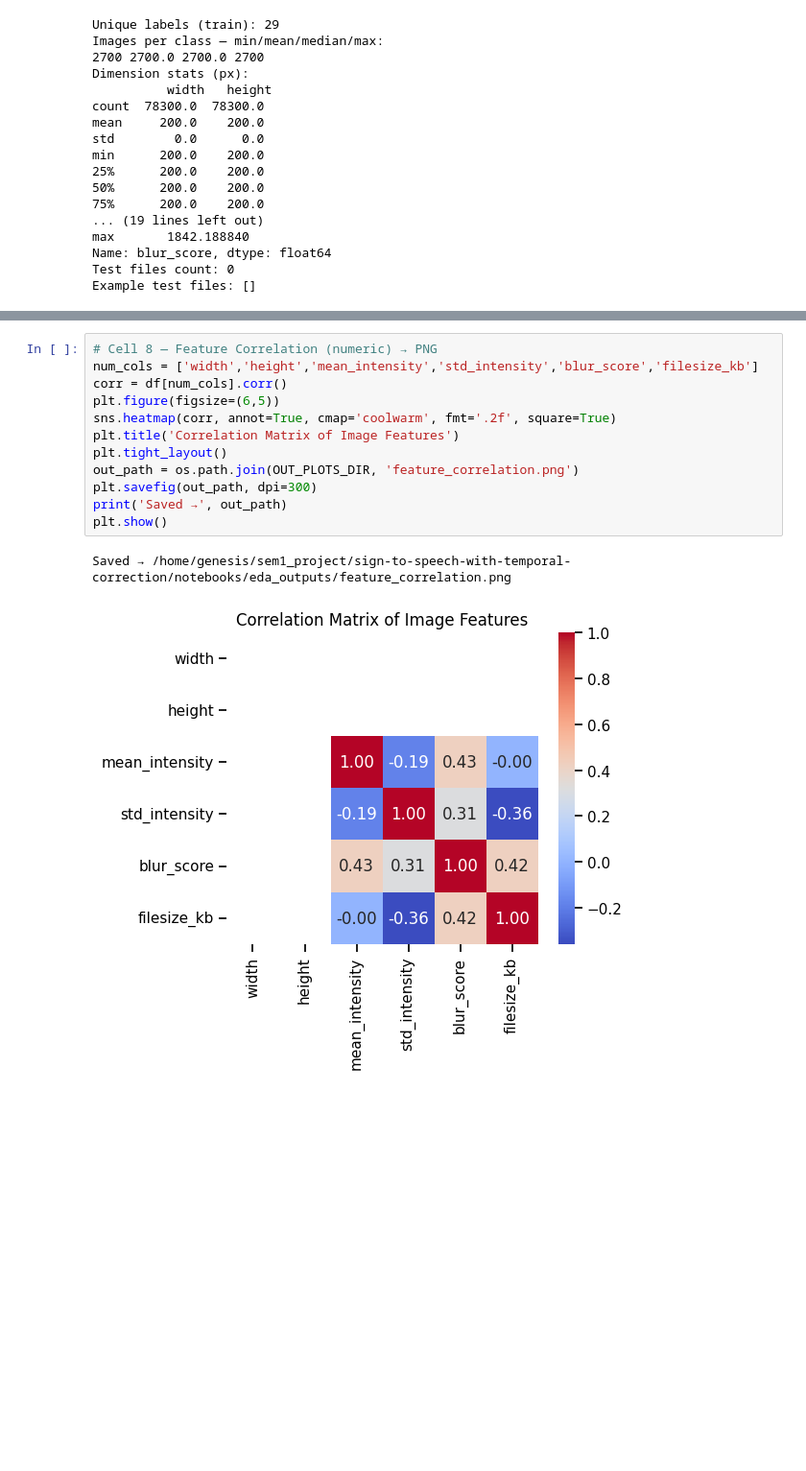
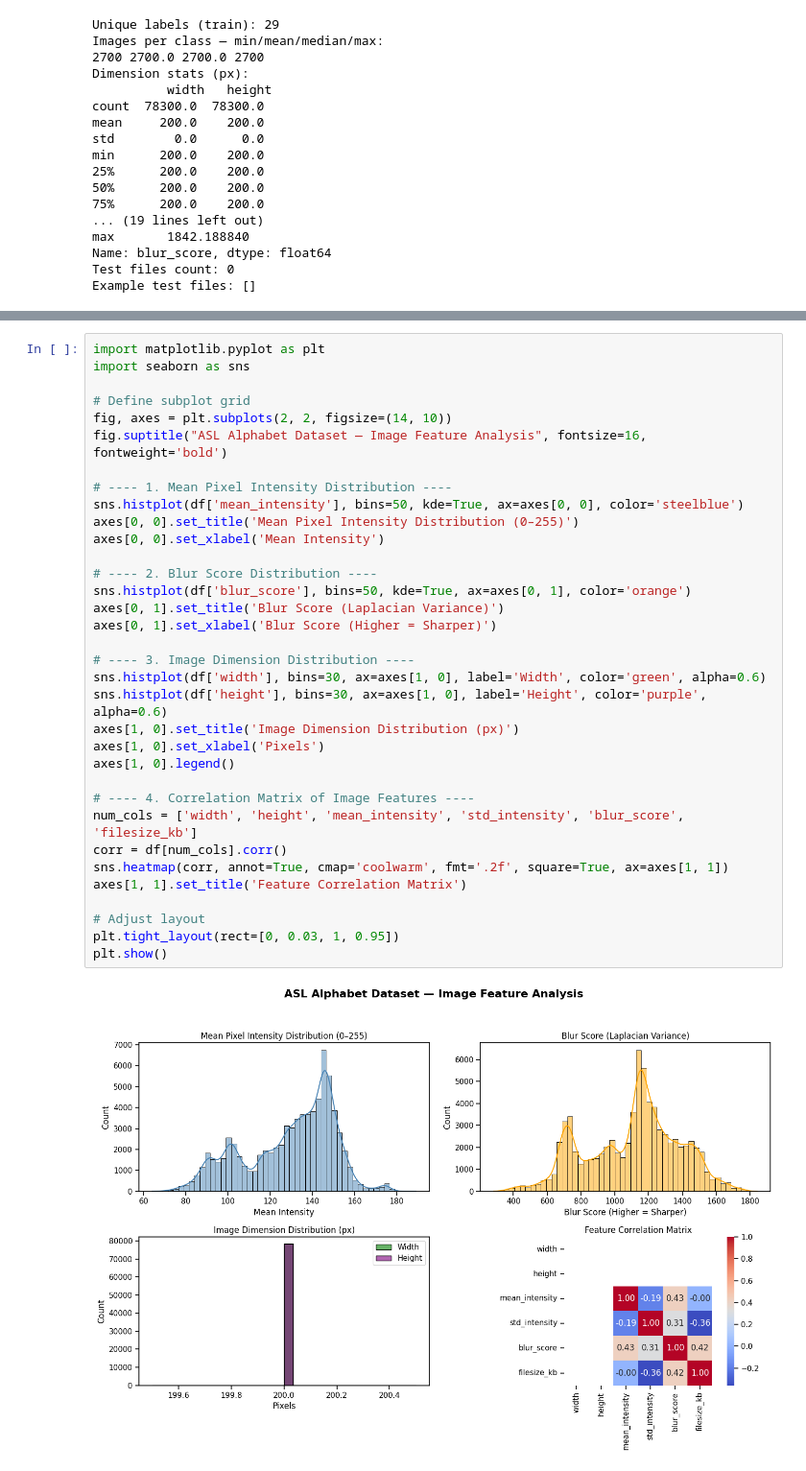
Before and after one commit to n0ts0lazy/sign-to-speech-with-temporal-correction, a Jupyter notebook: notebooks/ASL_dataset_EDA.ipynb, the cells around one changed output, grey strips where cells are left out. Shown at 96% size. Saved outputs shown, nothing was run; the diff lists cells and outputs as text; blank space fills up the shorter version.

Commit message:
Final Commit
All the changes done to the project are pushed to the repo now and since the code was frozen have included all the information available and cleaning up all the code in the repo

```diff
--- a/notebooks/ASL_dataset_EDA.ipynb
+++ b/notebooks/ASL_dataset_EDA.ipynb
@@ -222,15 +163,36 @@ Saved → /home/genesis/sem1_project/sign-to-speech-with-temporal-correction/not
-# %%
-# Cell 8 — Feature Correlation (numeric) → PNG
-num_cols = ['width','height','mean_intensity','std_intensity','blur_score','filesize_kb']
-corr = df[num_cols].corr()
-plt.figure(figsize=(6,5))
-sns.heatmap(corr, annot=True, cmap='coolwarm', fmt='.2f', square=True)
-plt.title('Correlation Matrix of Image Features')
-plt.tight_layout()
-out_path = os.path.join(OUT_PLOTS_DIR, 'feature_correlation.png')
-plt.savefig(out_path, dpi=300)
-print('Saved →', out_path)
-plt.show()
-# %% [output]
-Saved → /home/genesis/sem1_project/sign-to-speech-with-temporal-correction/notebooks/eda_outputs/feature_correlation.png
-[figure, removed]
+# %%
+import matplotlib.pyplot as plt
+import seaborn as sns
+
+# Define subplot grid
+fig, axes = plt.subplots(2, 2, figsize=(14, 10))
+fig.suptitle("ASL Alphabet Dataset — Image Feature Analysis", fontsize=16, fontweight='bold')
+
+# ---- 1. Mean Pixel Intensity Distribution ----
+sns.histplot(df['mean_intensity'], bins=50, kde=True, ax=axes[0, 0], color='steelblue')
+axes[0, 0].set_title('Mean Pixel Intensity Distribution (0–255)')
+axes[0, 0].set_xlabel('Mean Intensity')
+
+# ---- 2. Blur Score Distribution ----
+sns.histplot(df['blur_score'], bins=50, kde=True, ax=axes[0, 1], color='orange')
+axes[0, 1].set_title('Blur Score (Laplacian Variance)')
+axes[0, 1].set_xlabel('Blur Score (Higher = Sharper)')
+
+# ---- 3. Image Dimension Distribution ----
+sns.histplot(df['width'], bins=30, ax=axes[1, 0], label='Width', color='green', alpha=0.6)
+sns.histplot(df['height'], bins=30, ax=axes[1, 0], label='Height', color='purple', alpha=0.6)
+axes[1, 0].set_title('Image Dimension Distribution (px)')
+axes[1, 0].set_xlabel('Pixels')
+axes[1, 0].legend()
+
+# ---- 4. Correlation Matrix of Image Features ----
+num_cols = ['width', 'height', 'mean_intensity', 'std_intensity', 'blur_score', 'filesize_kb']
+corr = df[num_cols].corr()
+sns.heatmap(corr, annot=True, cmap='coolwarm', fmt='.2f', square=True, ax=axes[1, 1])
+axes[1, 1].set_title('Feature Correlation Matrix')
+
+# Adjust layout
+plt.tight_layout(rect=[0, 0.03, 1, 0.95])
+plt.show()
+# %% [output]
+[figure, added]
```
Also changed, not shown: parts of 4 cells of this notebook, 20 other files.
